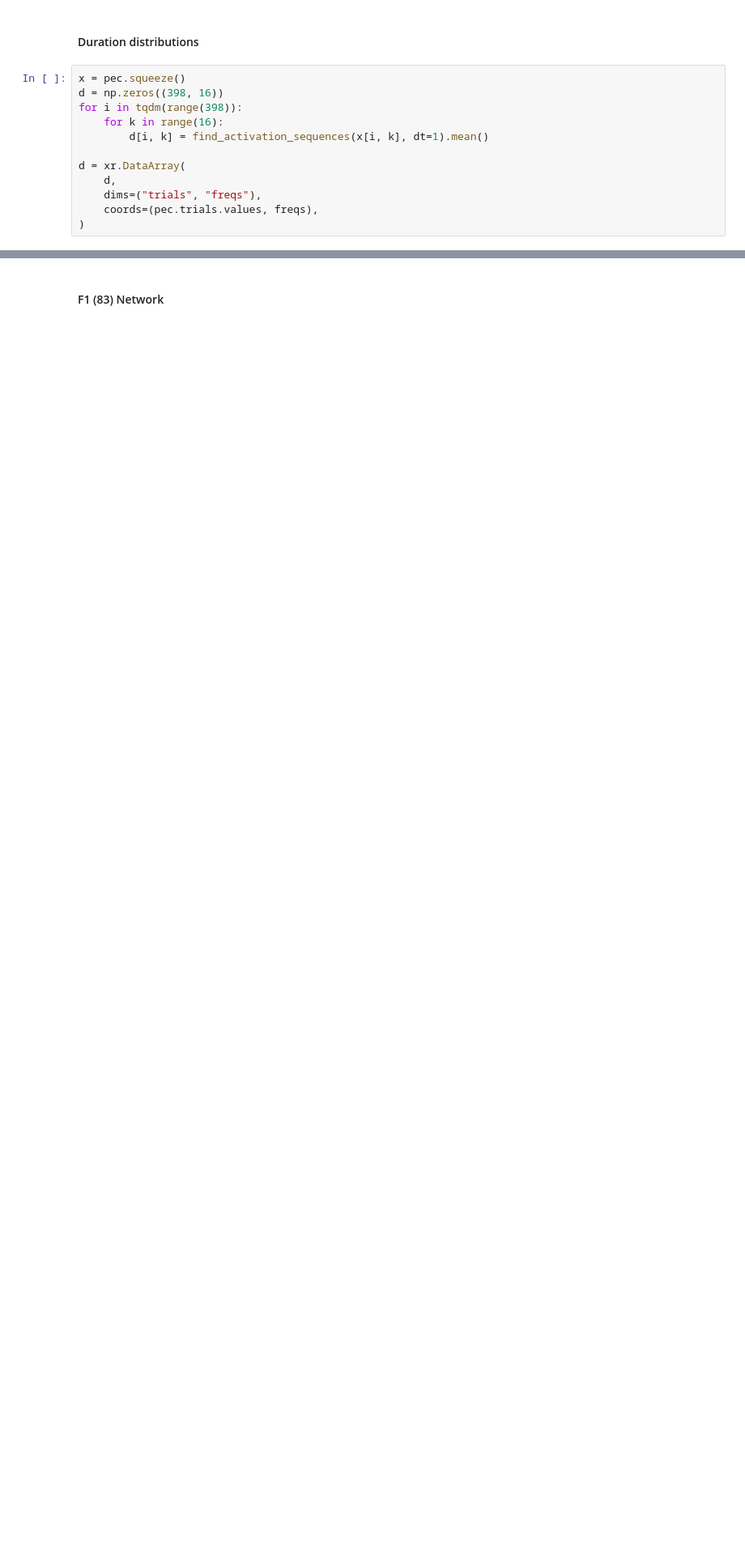
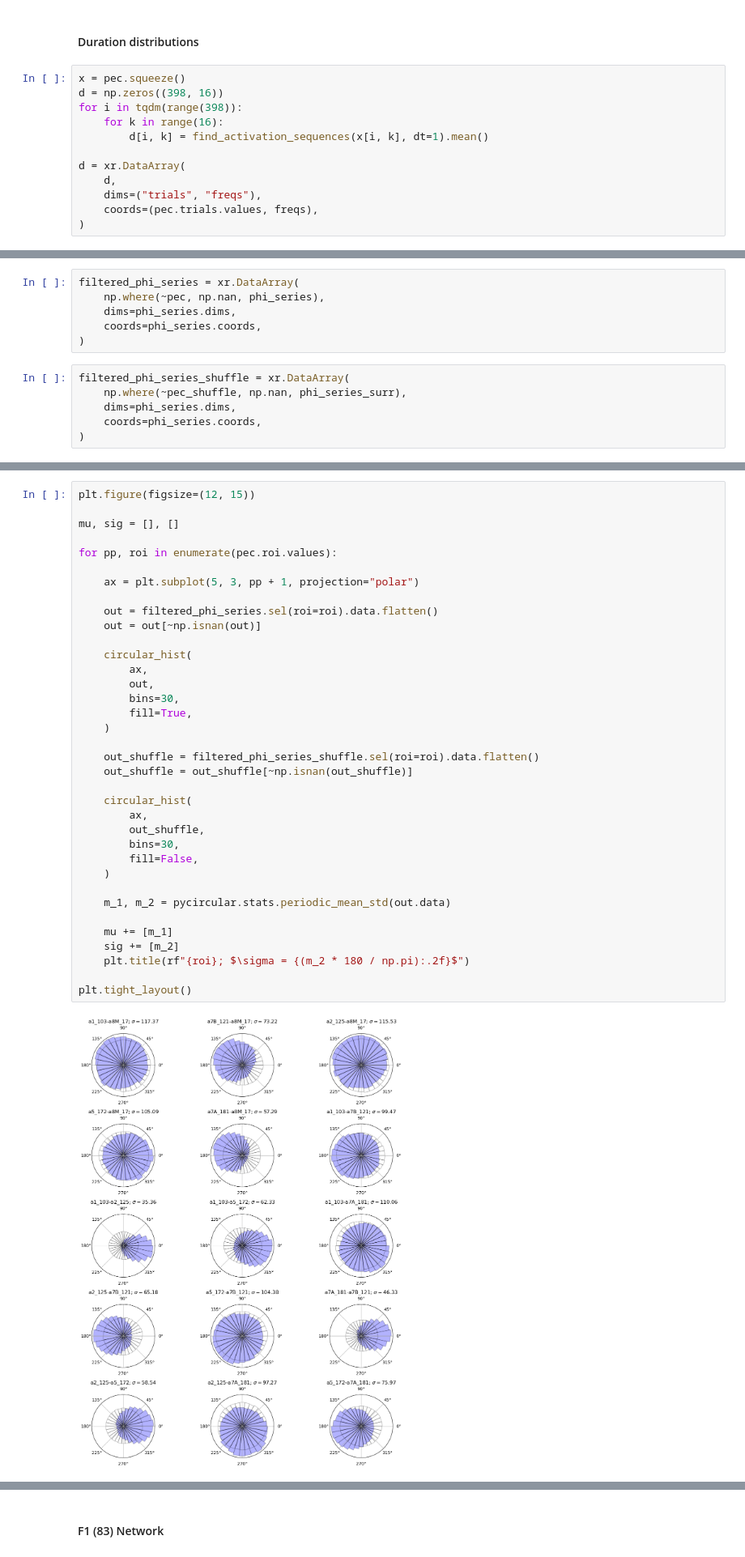
Before and after one commit to ViniciusLima94/phase_coupling_analysis, a Jupyter notebook: notebooks/Phase Analysis - General Approach-F1(83).ipynb, the cells around one changed output, grey strips where cells are left out. Shown at 81% size. Drawn from its saved outputs; the diff is of its cells as text; blank space fills up the shorter version.

```diff
--- a/notebooks/Phase Analysis - General Approach-F1(83).ipynb
+++ b/notebooks/Phase Analysis - General Approach-F1(83).ipynb
@@ -428,0 +645,12 @@ Text(0.5, 0.98, 'Burst duration statistics')
+# %%
+filtered_phi_series = xr.DataArray(
+    np.where(~pec, np.nan, phi_series),
+    dims=phi_series.dims,
+    coords=phi_series.coords,
+)
+# %%
+filtered_phi_series_shuffle = xr.DataArray(
+    np.where(~pec_shuffle, np.nan, phi_series_surr),
+    dims=phi_series.dims,
+    coords=phi_series.coords,
+)
@@ -428,0 +659,38 @@ Text(0.5, 0.98, 'Burst duration statistics')
+# %%
+plt.figure(figsize=(12, 15))
+
+mu, sig = [], []
+
+for pp, roi in enumerate(pec.roi.values):
+
+    ax = plt.subplot(5, 3, pp + 1, projection="polar")
+
+    out = filtered_phi_series.sel(roi=roi).data.flatten()
+    out = out[~np.isnan(out)]
+
+    circular_hist(
+        ax,
+        out,
+        bins=30,
+        fill=True,
+    )
+
+    out_shuffle = filtered_phi_series_shuffle.sel(roi=roi).data.flatten()
+    out_shuffle = out_shuffle[~np.isnan(out_shuffle)]
+
+    circular_hist(
+        ax,
+        out_shuffle,
+        bins=30,
+        fill=False,
+    )
+
+    m_1, m_2 = pycircular.stats.periodic_mean_std(out.data)
+
+    mu += [m_1]
+    sig += [m_2]
+    plt.title(rf"{roi}; $\sigma = {(m_2 * 180 / np.pi):.2f}$")
+
+plt.tight_layout()
+# %% [output]
+[figure, added]
```
Also changed, not shown: parts of 46 cells of this notebook, 9 other files.
